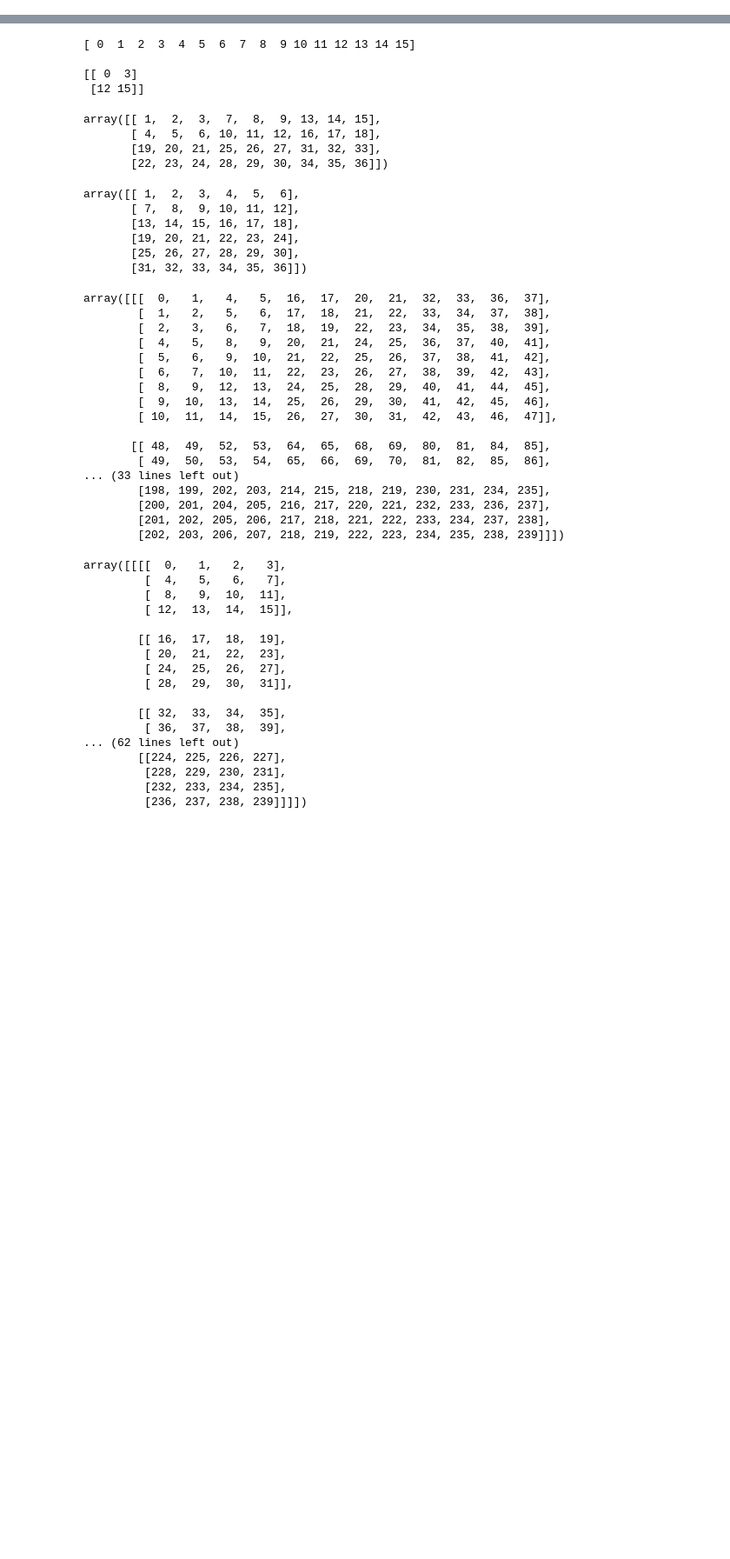
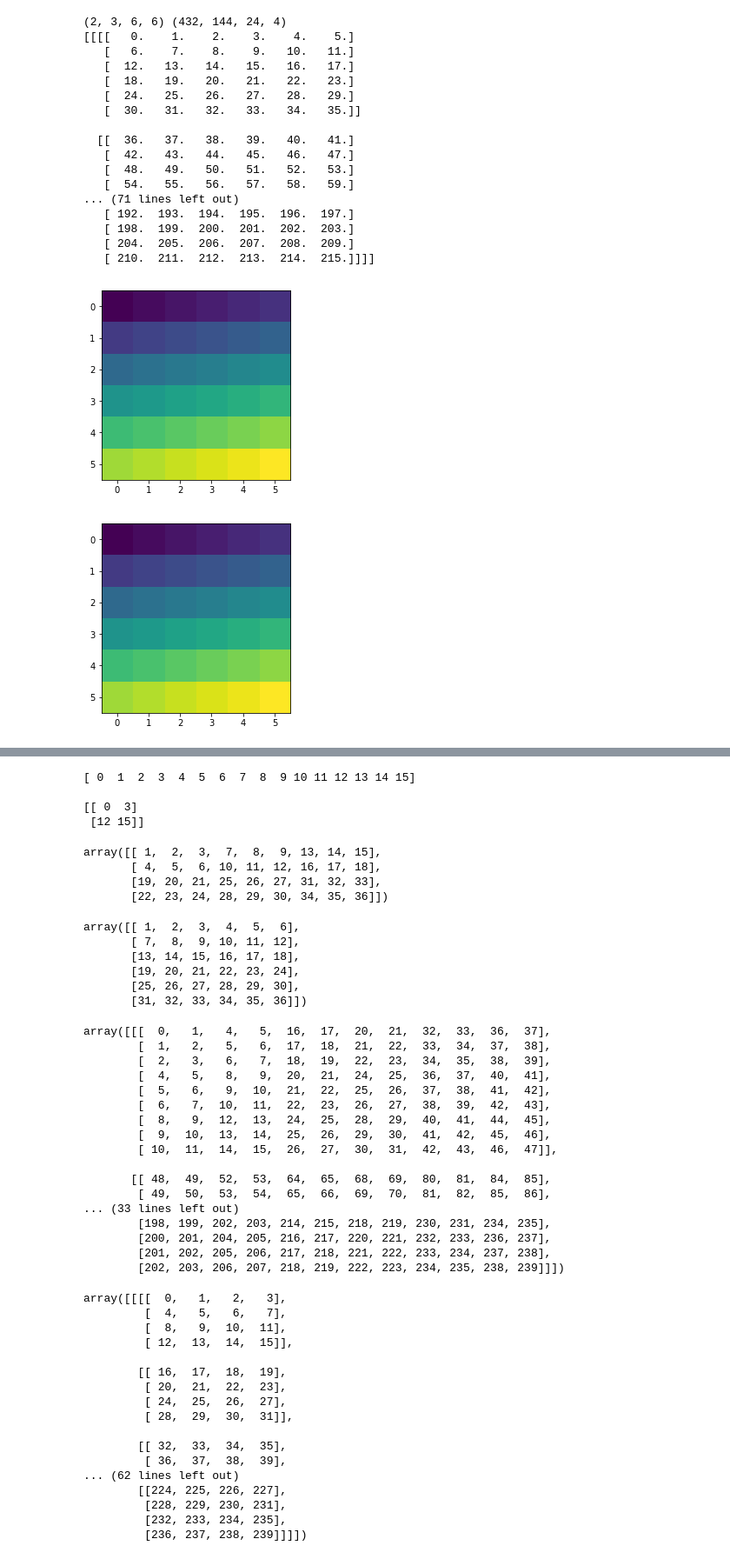
Before and after one commit to daichi-yoshikawa/dnnet, a Jupyter notebook: dnn/utils/im2col.ipynb, the cells around one changed output, grey strips where cells are left out. Shown: that part at 87% size. Saved outputs shown, nothing was run; the diff lists cells and outputs as text; code cells hidden in the pictures; blank space fills up the shorter version.

```diff
--- a/dnn/utils/im2col.ipynb
+++ b/dnn/utils/im2col.ipynb
@@ -7,7 +10,7 @@ from __future__ import absolute_import
 import numpy as np
 from numpy.lib.stride_tricks import as_strided
 # %%
-def pad_img2d(img, pad_rows, pad_cols):
+def pad_img(img, pad_rows, pad_cols):
     """Returns padded matrix which represents image.
 
     1d matrix is not supported.
@@ -38,6 +41,9 @@ def pad_img2d(img, pad_rows, pad_cols):
         msg = '1d array is not supported.'
         raise RuntimeError(msg)
 
+    if np.prod(pad) == 0:
+        return img
+
     npad = ()
     for i in range(img.ndim - 2):
         npad = npad + ((0, 0),)
@@ -53,6 +59,3 @@ def pad_img2d(img, pad_rows, pad_cols):
         npad = npad + ((pad_cols, pad_cols),)
 
     return np.pad(img, pad_width=npad, mode='constant', constant_values=0)
-# %%
-img = np.arange(72).reshape(2, 3, 3, 4)
-img
@@ -76,0 +191,11 @@ array([[[[ 0,  1,  2,  3],
+# %%
+img = np.arange(216).reshape(2, 3, 6, 6).astype(np.float32)
+
+# Arguments
+f_shape = (3, 3)
+pad = (0, 0)
+strides = (1, 1)
+force = True
+
+conv_img = im2col(img, f_shape, pad, strides, force)
+conv_img.shape, conv_img
@@ -76,0 +220,53 @@ array([[[[ 0,  1,  2,  3],
+# %%
+img = np.arange(216).reshape(2, 3, 6, 6).astype(np.float32)
+
+
+
+# im2col
+img = reshape_img(img)
+pimg = pad_img(img, pad[0], pad[1])
+
+batches, chs, rows, cols = pimg.shape
+f_rows, f_cols = f_shape
+gap_r, gap_c = get_remainders_of_filtering(rows, cols, f_rows, f_cols, strides)
+
+if (gap_r > 0) or (gap_c > 0):
+    if force:
+        pimg = extend_img_for_filtering(pimg, gap_r, gap_c)
+        batches, chs, rows, cols = pimg.shape
+    else:
+        msg = 'Filter cannot be applied to image with the strides.\n'\
+            + 'Image shape (with pad) : ' + str((rows, cols)) + '\n'\
+            + 'Filter shape : ' + str((f_rows, f_cols)) + '\n'\
+            + 'Strides : ' + str(strides)
+        raise RuntimeError(msg)
+
+print(img.shape, img.strides)
+print(img)
+print('')
+print(pimg.shape, pimg.strides)
+print(pimg)
+plt.imshow(img[0][0])
+plt.show()
+plt.imshow(pimg[0][0])
+plt.show()
+# %% [output]
+(2, 3, 6, 6) (432, 144, 24, 4)
+[[[[   0.    1.    2.    3.    4.    5.]
+   [   6.    7.    8.    9.   10.   11.]
+   [  12.   13.   14.   15.   16.   17.]
+   [  18.   19.   20.   21.   22.   23.]
+   [  24.   25.   26.   27.   28.   29.]
+   [  30.   31.   32.   33.   34.   35.]]
+
+  [[  36.   37.   38.   39.   40.   41.]
+   [  42.   43.   44.   45.   46.   47.]
+   [  48.   49.   50.   51.   52.   53.]
+   [  54.   55.   56.   57.   58.   59.]
+... (71 lines left out)
+   [ 192.  193.  194.  195.  196.  197.]
+   [ 198.  199.  200.  201.  202.  203.]
+   [ 204.  205.  206.  207.  208.  209.]
+   [ 210.  211.  212.  213.  214.  215.]]]]
+[figure, added]
+[figure, added]
```
Also changed, not shown: parts of 7 cells of this notebook, 1 other file.
